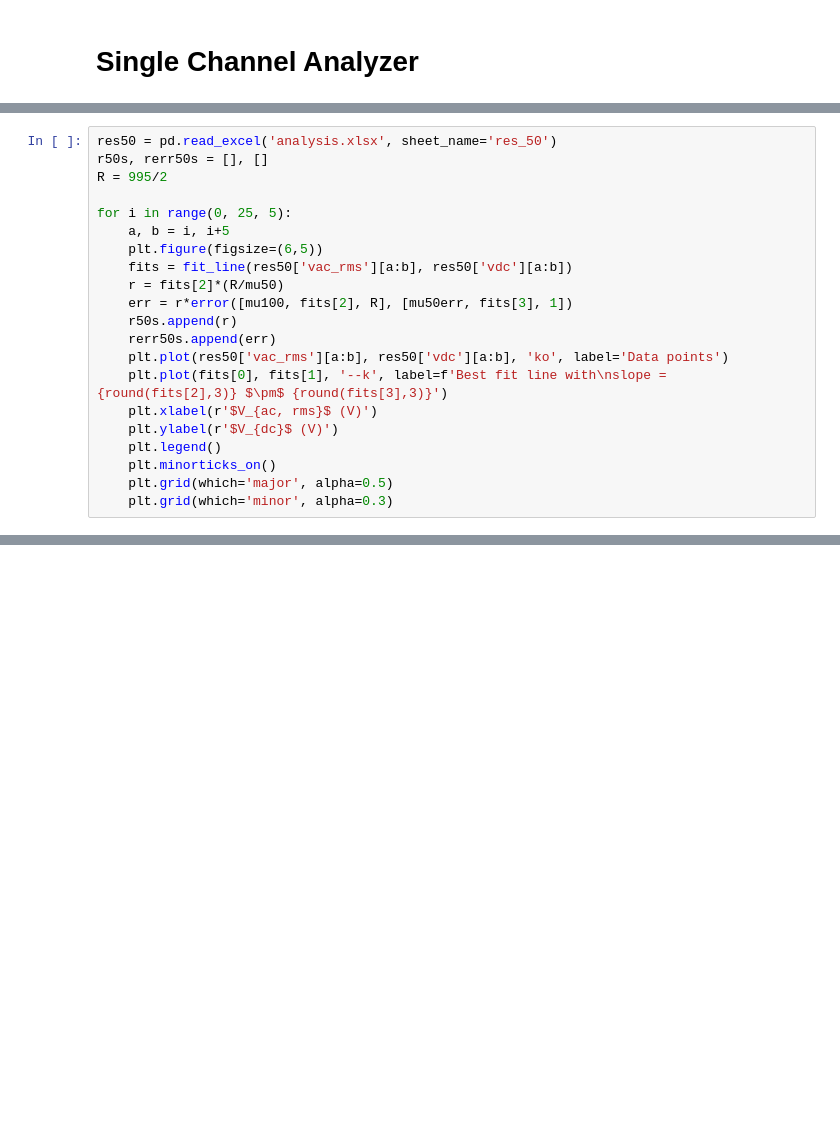
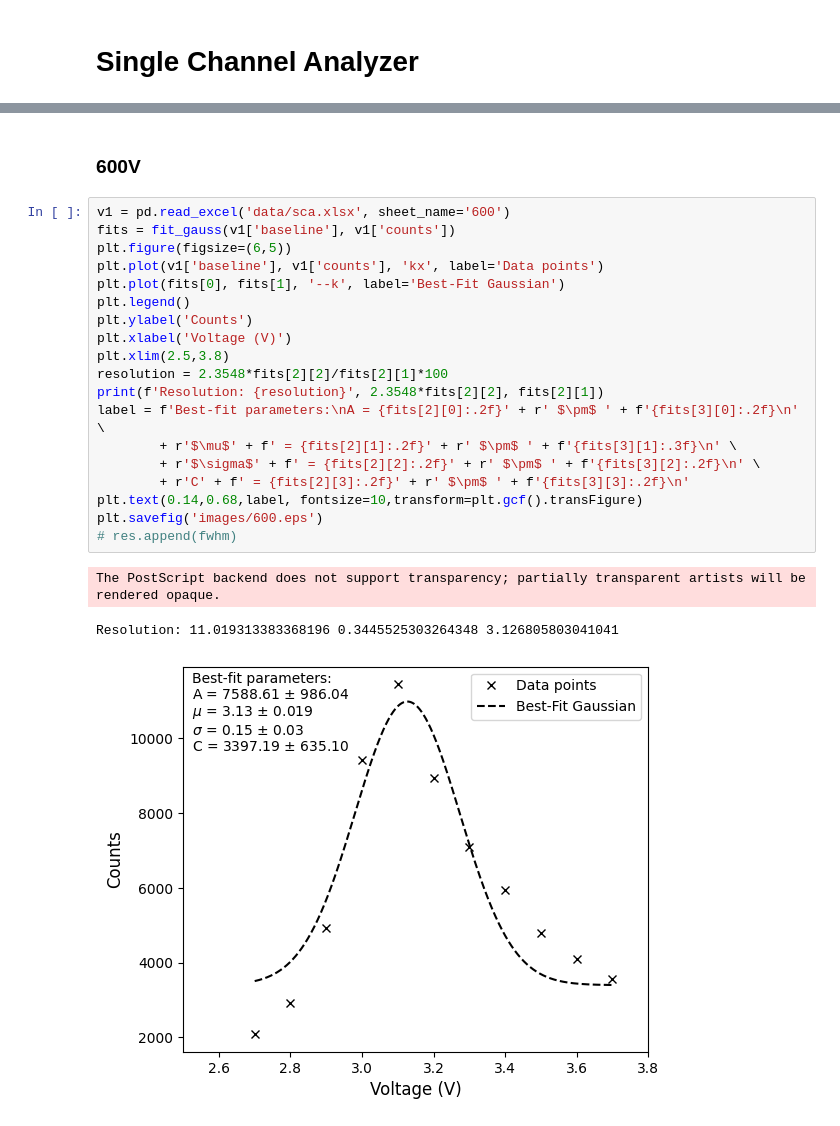
Before and after one commit to gayatri-p/lab-reports, a Jupyter notebook: nuclear and radiation physics/3. gamma ray spectroscopy/analysis.ipynb, the cells around one changed output, grey strips where cells are left out. Saved outputs shown, nothing was run; the diff lists cells and outputs as text; blank space fills up the shorter version.

```diff
--- a/nuclear and radiation physics/3. gamma ray spectroscopy/analysis.ipynb
+++ b/nuclear and radiation physics/3. gamma ray spectroscopy/analysis.ipynb
@@ -177,21 +21,0 @@ print(tabulate(np.array([f, np.round(r100s, 3), np.round(rerr100s,3)]).transpose
-# %%
-res50 = pd.read_excel('analysis.xlsx', sheet_name='res_50')
-r50s, rerr50s = [], []
-R = 995/2
-
-for i in range(0, 25, 5):
-    a, b = i, i+5
-    plt.figure(figsize=(6,5))
-    fits = fit_line(res50['vac_rms'][a:b], res50['vdc'][a:b])
-    r = fits[2]*(R/mu50)
-    err = r*error([mu100, fits[2], R], [mu50err, fits[3], 1])
-    r50s.append(r)
-    rerr50s.append(err)
-    plt.plot(res50['vac_rms'][a:b], res50['vdc'][a:b], 'ko', label='Data points')
-    plt.plot(fits[0], fits[1], '--k', label=f'Best fit line with\nslope = {round(fits[2],3)} $\pm$ {round(fits[3],3)}')
-    plt.xlabel(r'$V_{ac, rms}$ (V)')
-    plt.ylabel(r'$V_{dc}$ (V)')
-    plt.legend()
-    plt.minorticks_on()
-    plt.grid(which='major', alpha=0.5)
-    plt.grid(which='minor', alpha=0.3)
@@ -270,0 +101,25 @@ Mutual inductance = 168.258817012333 \pm 9.495647386760142 \mu H
+# %% [markdown]
+### 600V
+# %%
+v1 = pd.read_excel('data/sca.xlsx', sheet_name='600')
+fits = fit_gauss(v1['baseline'], v1['counts'])
+plt.figure(figsize=(6,5))
+plt.plot(v1['baseline'], v1['counts'], 'kx', label='Data points')
+plt.plot(fits[0], fits[1], '--k', label='Best-Fit Gaussian')
+plt.legend()
+plt.ylabel('Counts')
+plt.xlabel('Voltage (V)')
+plt.xlim(2.5,3.8)
+resolution = 2.3548*fits[2][2]/fits[2][1]*100
+print(f'Resolution: {resolution}', 2.3548*fits[2][2], fits[2][1])
+label = f'Best-fit parameters:\nA = {fits[2][0]:.2f}' + r' $\pm$ ' + f'{fits[3][0]:.2f}\n' \
+        + r'$\mu$' + f' = {fits[2][1]:.2f}' + r' $\pm$ ' + f'{fits[3][1]:.3f}\n' \
+        + r'$\sigma$' + f' = {fits[2][2]:.2f}' + r' $\pm$ ' + f'{fits[3][2]:.2f}\n' \
+        + r'C' + f' = {fits[2][3]:.2f}' + r' $\pm$ ' + f'{fits[3][3]:.2f}\n'
+plt.text(0.14,0.68,label, fontsize=10,transform=plt.gcf().transFigure)
+plt.savefig('images/600.eps')
+# res.append(fwhm)
+# %% [output]
+The PostScript backend does not support transparency; partially transparent artists will be rendered opaque.
+Resolution: 11.019313383368196 0.3445525303264348 3.126805803041041
+[figure, added]
```
Also changed, not shown: parts of 45 cells of this notebook, 58 other files.
